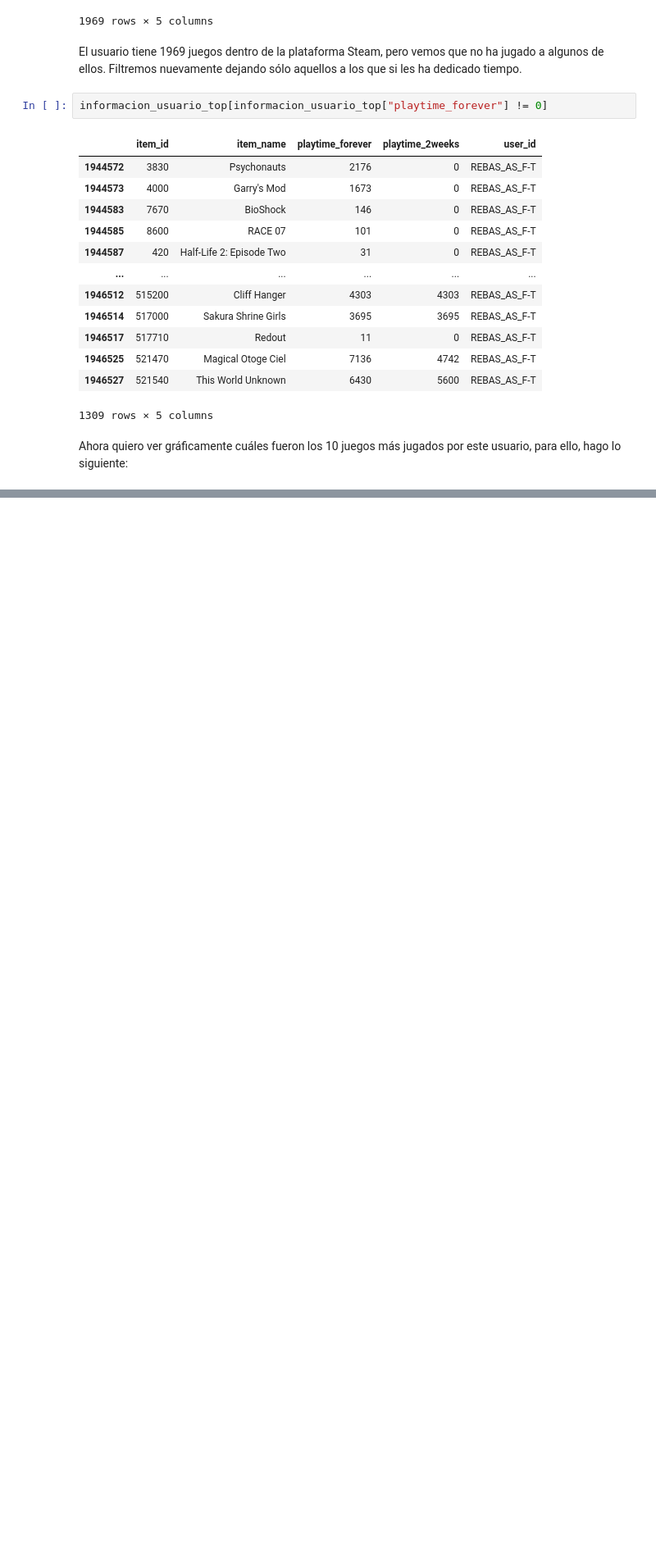
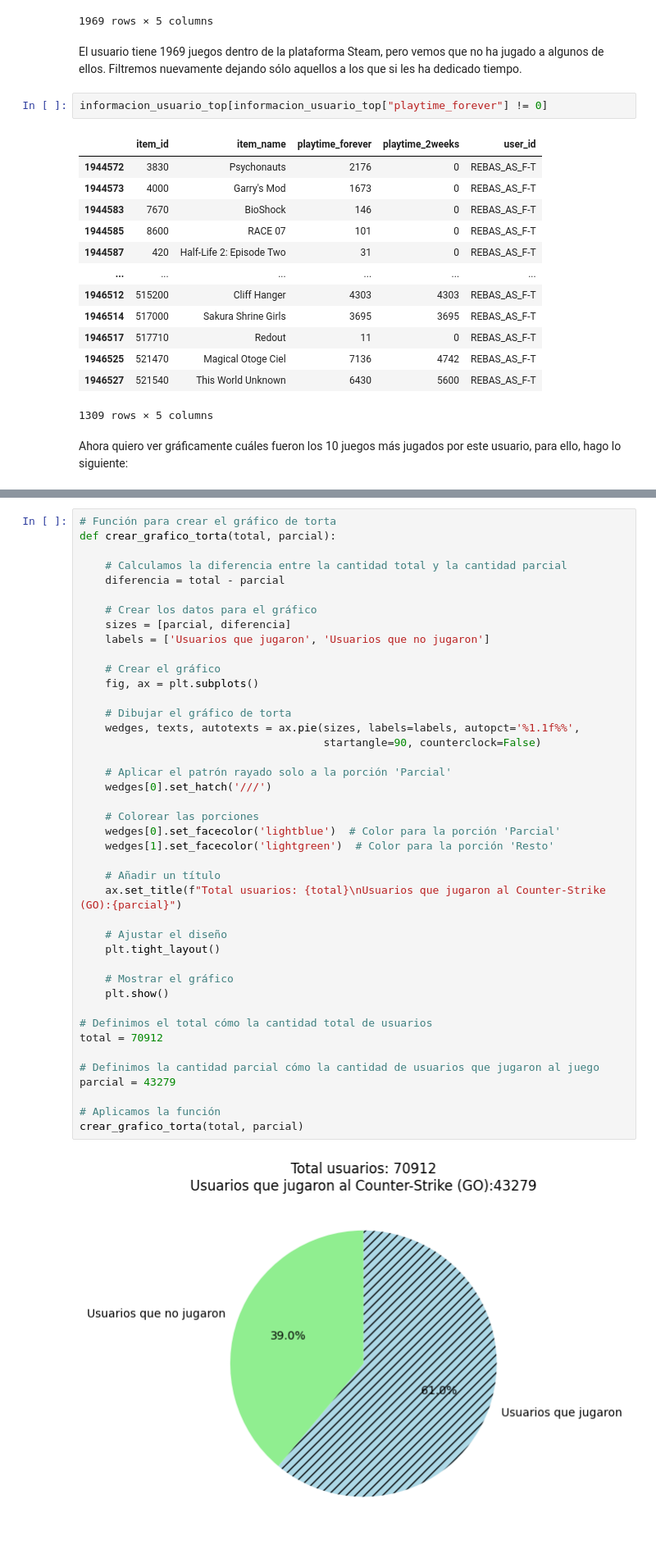
Before and after one commit to Tagliaferro22/steam-games, a Jupyter notebook: EDA/EDA_user_items.ipynb, the cells around one changed output, grey strips where cells are left out. Shown at 82% size. Drawn from its saved outputs; the diff is of its cells as text; blank space fills up the shorter version.

```diff
--- a/EDA/EDA_user_items.ipynb
+++ b/EDA/EDA_user_items.ipynb
@@ -258,0 +316,44 @@ informacion_usuario_top["playtime_forever"].sort_values(ascending=False).head(10
+# %%
+# Función para crear el gráfico de torta
+def crear_grafico_torta(total, parcial):
+
+    # Calculamos la diferencia entre la cantidad total y la cantidad parcial
+    diferencia = total - parcial
+
+    # Crear los datos para el gráfico
+    sizes = [parcial, diferencia]
+    labels = ['Usuarios que jugaron', 'Usuarios que no jugaron']
+
+    # Crear el gráfico
+    fig, ax = plt.subplots()
+
+    # Dibujar el gráfico de torta
+    wedges, texts, autotexts = ax.pie(sizes, labels=labels, autopct='%1.1f%%',
+                                      startangle=90, counterclock=False)
+
+    # Aplicar el patrón rayado solo a la porción 'Parcial'
+    wedges[0].set_hatch('///')
+
+    # Colorear las porciones
+    wedges[0].set_facecolor('lightblue')  # Color para la porción 'Parcial'
+    wedges[1].set_facecolor('lightgreen')  # Color para la porción 'Resto'
+
+    # Añadir un título
+    ax.set_title(f"Total usuarios: {total}\nUsuarios que jugaron al Counter-Strike (GO):{parcial}")
+
+    # Ajustar el diseño
+    plt.tight_layout()
+
+    # Mostrar el gráfico
+    plt.show()
+
+# Definimos el total cómo la cantidad total de usuarios
+total = 70912
+
+# Definimos la cantidad parcial cómo la cantidad de usuarios que jugaron al juego
+parcial = 43279
+
+# Aplicamos la función
+crear_grafico_torta(total, parcial)
+# %% [output]
+[figure, added]
```
Also changed, not shown: parts of 6 cells of this notebook.
